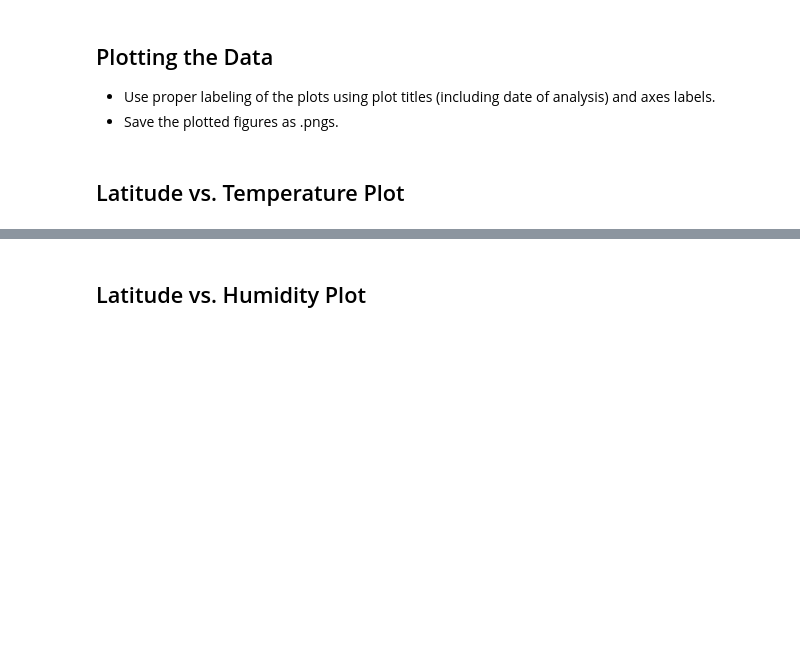
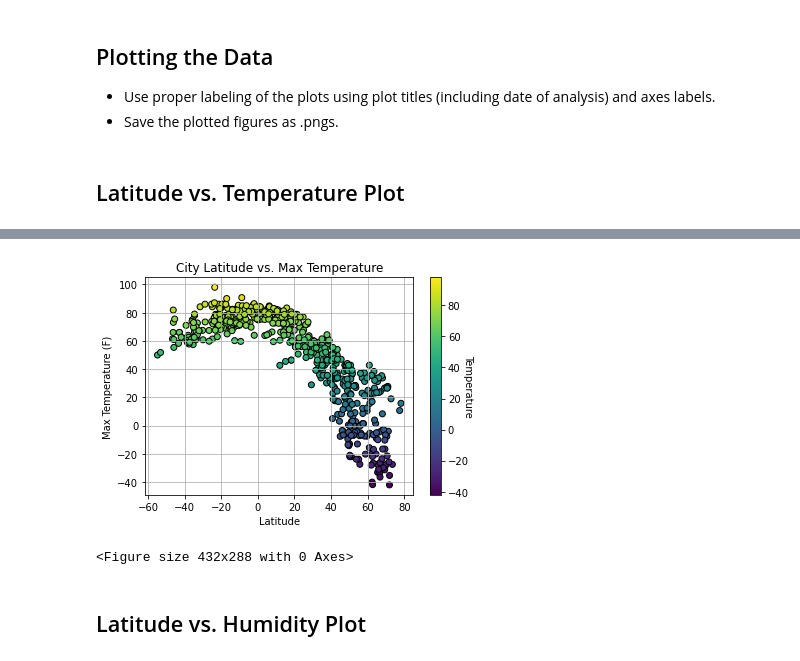
Before and after one commit to Ryan-Essss/python-api-challenge, a Jupyter notebook: WeatherPy/WeatherPy.ipynb, the cells around one changed output, grey strips where cells are left out. Saved outputs shown, nothing was run; the diff lists cells and outputs as text; code cells hidden in the pictures; blank space fills up the shorter version.

Commit message:
scatters

```diff
--- a/WeatherPy/WeatherPy.ipynb
+++ b/WeatherPy/WeatherPy.ipynb
@@ -205,3 +202,6 @@ Int64Index([], dtype='int64')
 | 2 | cape town | -33.93 | 18.42 | 73.00 | 77 | 27 | 4.70 | ZA | 1593605039 |
 | 3 | touba | 8.28 | -7.68 | 79.97 | 75 | 82 | 3.58 | CI | 1593605284 |
 | 4 | jamestown | 42.10 | -79.24 | 64.00 | 88 | 1 | 6.93 | US | 1593605284 |
+# %%
+clean_city_data = weather_df
+clean_city_data
@@ -217,3 +228,18 @@ Int64Index([], dtype='int64')
+# %%
+plt.scatter(clean_city_data['Lat'],clean_city_data['Max Temp (F)'],
+           c=clean_city_data['Max Temp (F)'], edgecolors = 'black')
+
+clb = plt.colorbar()
+plt.xlabel('Latitude')
+plt.ylabel('Max Temperature (F)')
+plt.title('City Latitude vs. Max Temperature')
+clb.set_label('Temperature', rotation = 270)
+plt.grid()
+plt.show()
+plt.savefig('output_data/latitude_vs_temp.png')
+# %% [output]
+[figure, added]
+<Figure size 432x288 with 0 Axes>
 # %% [markdown]
 ## Latitude vs. Humidity Plot
 # %%
```
Also changed, not shown: parts of 10 cells of this notebook, 2 other files.
